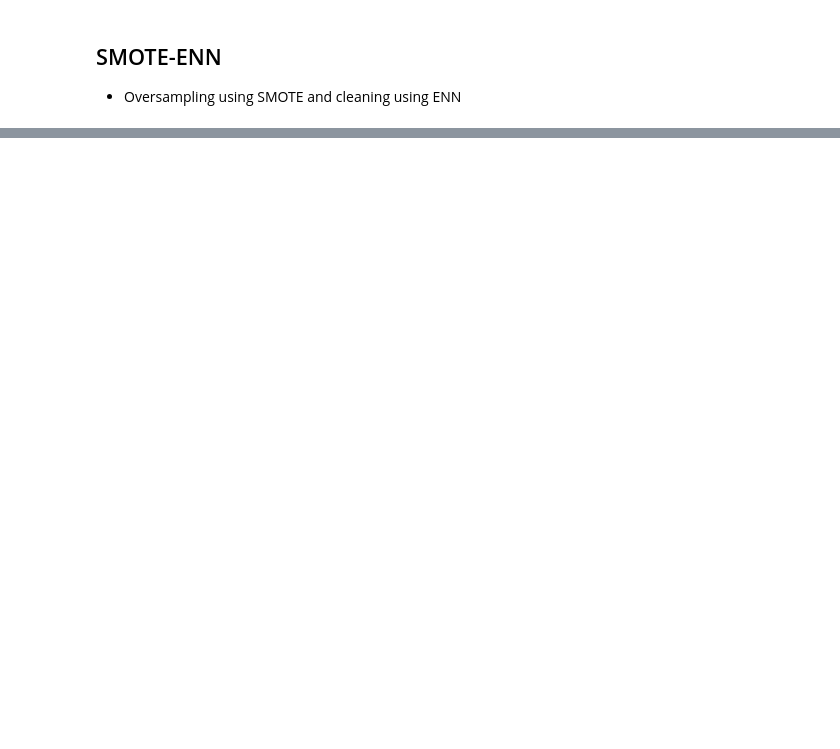
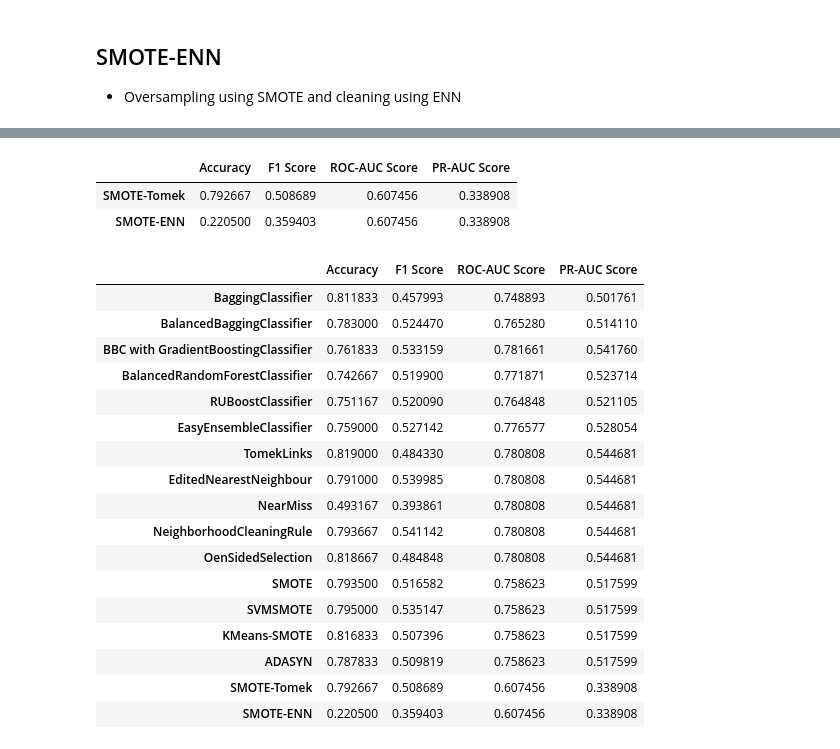
Before and after one commit to datascisteven/Medium-Blogs, a Jupyter notebook: Class_Imbalance.ipynb, the cells around one changed output, grey strips where cells are left out. Cells and saved outputs as stored; diff of their text form; code cells hidden in the pictures; blank space fills up the shorter version.

```diff
--- a/Class_Imbalance.ipynb
+++ b/Class_Imbalance.ipynb
@@ -551,3 +642,7 @@ y_pred_svmsm = svmsmote.predict(X_valid_ss)
+# %%
+X_train_ksm, y_train_ksm = ksm.fit_sample(X_train_ss, y_train)
+kms_smote = gbc.fit(X_train_ksm, y_train_ksm)
+y_pred_ksm = kms_smote.predict(X_valid_ss)
 # %% [markdown]
 ## ADASYN
 
@@ -567,3 +662,27 @@ PR-AUC Score:  0.522026068617647
 X_train_adsn, y_train_adsn = adsn.fit_sample(X_train_ss, y_train)
 adsnm = gbc.fit(X_train_adsn, y_train_adsn)
 y_pred_adsnm = adsnm.predict(X_valid_ss)
+# %%
+data = {'Accuracy': [accuracy_score(y_valid, y_pred_sm),
+                     accuracy_score(y_valid, y_pred_svmsm),
+                     accuracy_score(y_valid, y_pred_ksm),
+                     accuracy_score(y_valid, y_pred_adsnm)],
+        'F1 Score': [f1_score(y_valid, y_pred_sm),
+                     f1_score(y_valid, y_pred_svmsm),
+                     f1_score(y_valid, y_pred_ksm),
+                     f1_score(y_valid, y_pred_adsnm)],
+        'ROC-AUC Score': [auc(X_valid_ss, y_valid, smm),
+                          auc(X_valid_ss, y_valid, svmsmote),
+                          auc(X_valid_ss, y_valid, kms_smote),
+                          auc(X_valid_ss, y_valid, adsnm)],
+        'PR-AUC Score': [aps(X_valid_ss, y_valid, smm),
+                         aps(X_valid_ss, y_valid, svmsmote),
+                         aps(X_valid_ss, y_valid, kms_smote),
+                         aps(X_valid_ss, y_valid, adsnm)]}
+
+scores3 = pd.DataFrame(data=data, index = ['SMOTE',
+                                           'SVMSMOTE',
+                                           'KMeans-SMOTE',
+                                           'ADASYN'])
+
+scores3
@@ -692,0 +735,40 @@ scores
+# %%
+data = {'Accuracy': [accuracy_score(y_valid, y_pred_smtk),
+                     accuracy_score(y_valid, y_pred_smenn)],
+        'F1 Score': [f1_score(y_valid, y_pred_smtk),
+                     f1_score(y_valid, y_pred_smenn)],
+        'ROC-AUC Score': [auc(X_valid_ss, y_valid, smtkm),
+                          auc(X_valid_ss, y_valid, smennm)],
+        'PR-AUC Score': [aps(X_valid_ss, y_valid, smtkm),
+                         aps(X_valid_ss, y_valid, smennm)]}
+
+scores4 = pd.DataFrame(data=data, index = ['SMOTE-Tomek',
+                                           'SMOTE-ENN'])
+
+scores4
+# %% [output]
+|  | Accuracy | F1 Score | ROC-AUC Score | PR-AUC Score |
+| SMOTE-Tomek | 0.792667 | 0.508689 | 0.607456 | 0.338908 |
+| SMOTE-ENN | 0.220500 | 0.359403 | 0.607456 | 0.338908 |
+# %%
+scores_comb = pd.concat([scores, scores2, scores3, scores4], axis=0)
+scores_comb
+# %% [output]
+|  | Accuracy | F1 Score | ROC-AUC Score | PR-AUC Score |
+| BaggingClassifier | 0.811833 | 0.457993 | 0.748893 | 0.501761 |
+| BalancedBaggingClassifier | 0.783000 | 0.524470 | 0.765280 | 0.514110 |
+| BBC with GradientBoostingClassifier | 0.761833 | 0.533159 | 0.781661 | 0.541760 |
+| BalancedRandomForestClassifier | 0.742667 | 0.519900 | 0.771871 | 0.523714 |
+| RUBoostClassifier | 0.751167 | 0.520090 | 0.764848 | 0.521105 |
+| EasyEnsembleClassifier | 0.759000 | 0.527142 | 0.776577 | 0.528054 |
+| TomekLinks | 0.819000 | 0.484330 | 0.780808 | 0.544681 |
+| EditedNearestNeighbour | 0.791000 | 0.539985 | 0.780808 | 0.544681 |
+| NearMiss | 0.493167 | 0.393861 | 0.780808 | 0.544681 |
+| NeighborhoodCleaningRule | 0.793667 | 0.541142 | 0.780808 | 0.544681 |
+| OenSidedSelection | 0.818667 | 0.484848 | 0.780808 | 0.544681 |
+| SMOTE | 0.793500 | 0.516582 | 0.758623 | 0.517599 |
+| SVMSMOTE | 0.795000 | 0.535147 | 0.758623 | 0.517599 |
+| KMeans-SMOTE | 0.816833 | 0.507396 | 0.758623 | 0.517599 |
+| ADASYN | 0.787833 | 0.509819 | 0.758623 | 0.517599 |
+| SMOTE-Tomek | 0.792667 | 0.508689 | 0.607456 | 0.338908 |
+| SMOTE-ENN | 0.220500 | 0.359403 | 0.607456 | 0.338908 |
```
Also changed, not shown: parts of 31 cells of this notebook, 2 other files.
